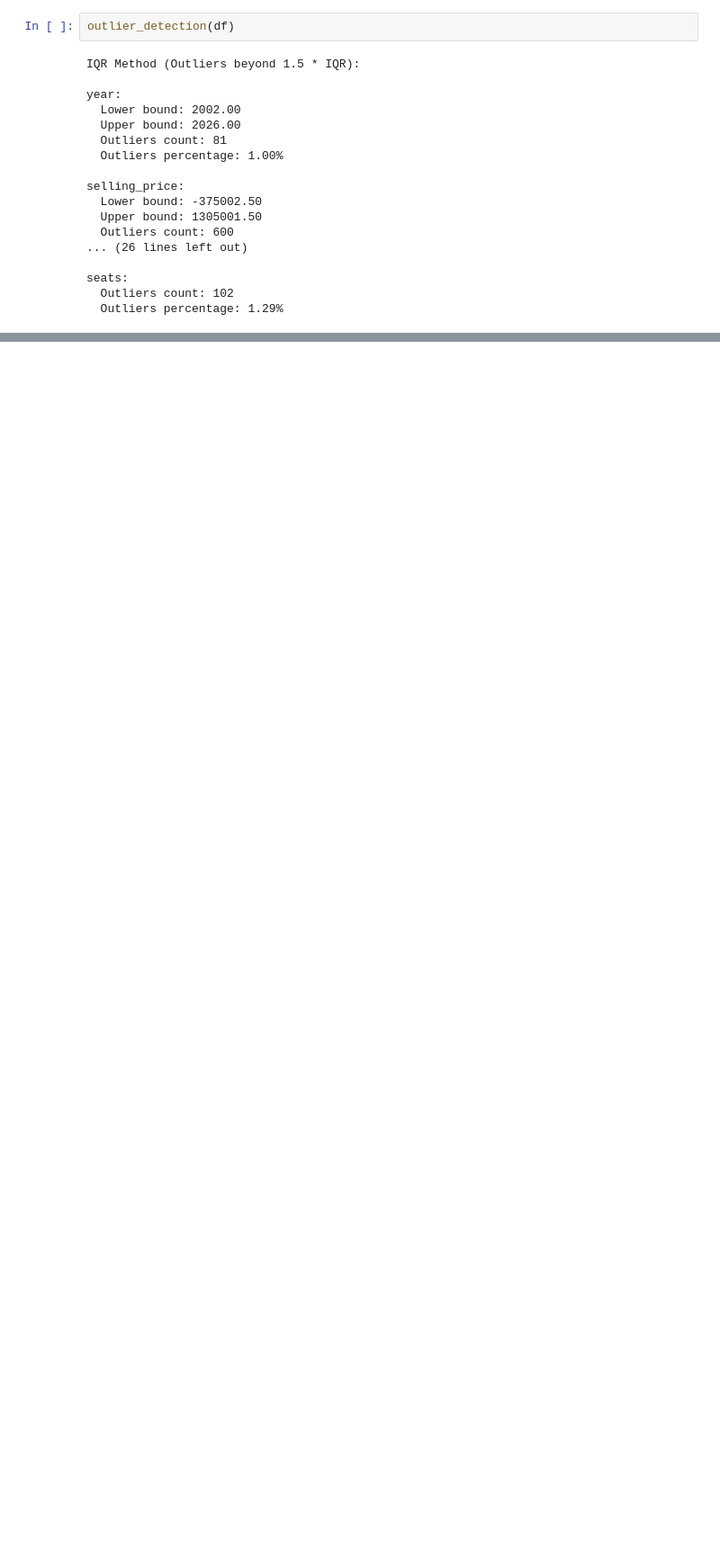
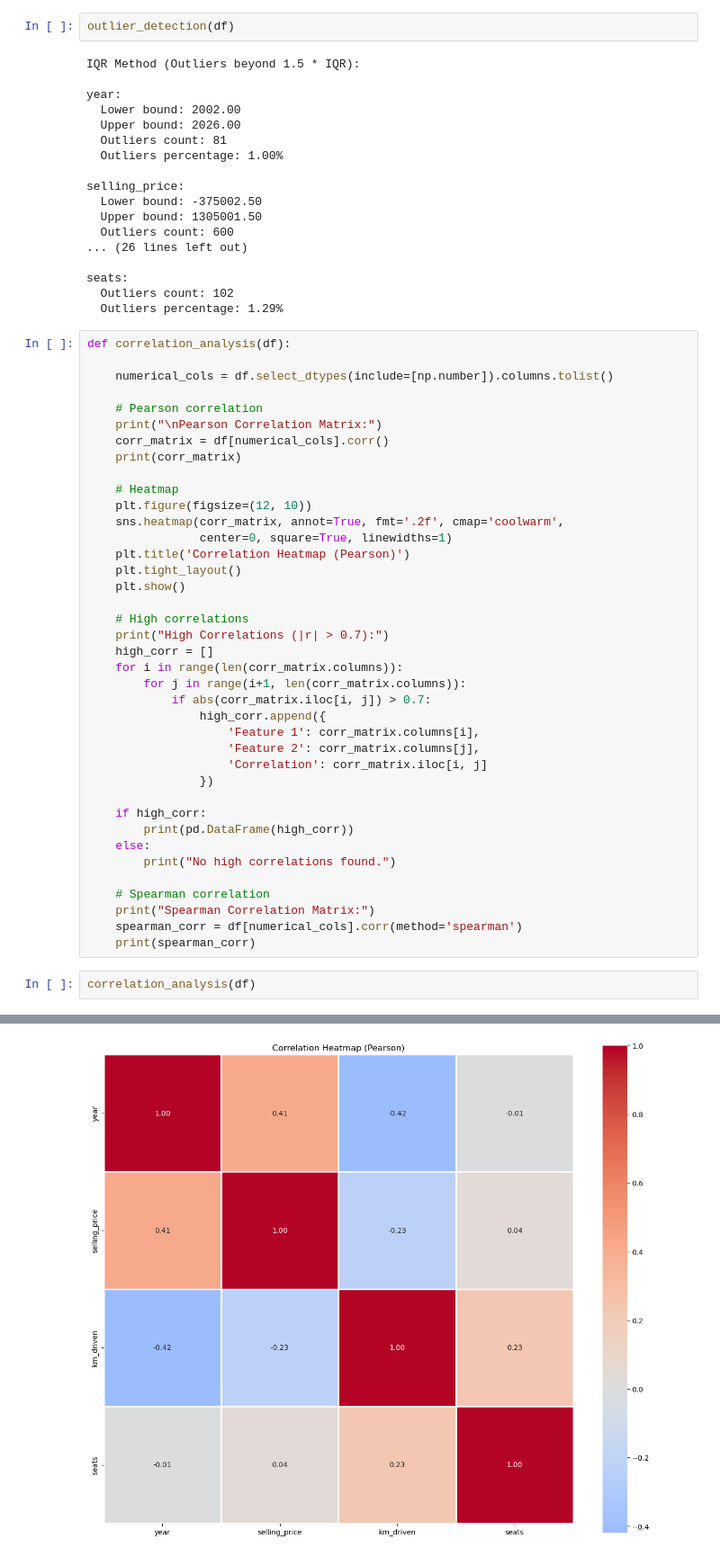
Before and after one commit to somberlyx/Car-Price-Prediction, a Jupyter notebook: car-price-prediction.ipynb, the cells around one changed output, grey strips where cells are left out. Shown at 90% size. Drawn from its saved outputs; the diff is of its cells as text; blank space fills up the shorter version.

Commit message:
Finding correlations between numerical features

```diff
--- a/car-price-prediction.ipynb
+++ b/car-price-prediction.ipynb
@@ -325,3 +325,45 @@ selling_price:
 seats:
   Outliers count: 102
   Outliers percentage: 1.29%
+# %%
+def correlation_analysis(df):
+
+    numerical_cols = df.select_dtypes(include=[np.number]).columns.tolist()
+
+    # Pearson correlation
+    print("\nPearson Correlation Matrix:")
+    corr_matrix = df[numerical_cols].corr()
+    print(corr_matrix)
+
+    # Heatmap
+    plt.figure(figsize=(12, 10))
+    sns.heatmap(corr_matrix, annot=True, fmt='.2f', cmap='coolwarm',
+                center=0, square=True, linewidths=1)
+    plt.title('Correlation Heatmap (Pearson)')
+    plt.tight_layout()
+    plt.show()
+
+    # High correlations
+    print("High Correlations (|r| > 0.7):")
+    high_corr = []
+    for i in range(len(corr_matrix.columns)):
+        for j in range(i+1, len(corr_matrix.columns)):
+            if abs(corr_matrix.iloc[i, j]) > 0.7:
+                high_corr.append({
+                    'Feature 1': corr_matrix.columns[i],
+                    'Feature 2': corr_matrix.columns[j],
+                    'Correlation': corr_matrix.iloc[i, j]
+                })
+
+    if high_corr:
+        print(pd.DataFrame(high_corr))
+    else:
+        print("No high correlations found.")
+
+    # Spearman correlation
+    print("Spearman Correlation Matrix:")
+    spearman_corr = df[numerical_cols].corr(method='spearman')
+    print(spearman_corr)
+# %%
+correlation_analysis(df)
+# %% [output]
@@ -327,0 +376 @@ seats:
+[figure, added]
```
Also changed, not shown: parts of 1 cell of this notebook.
